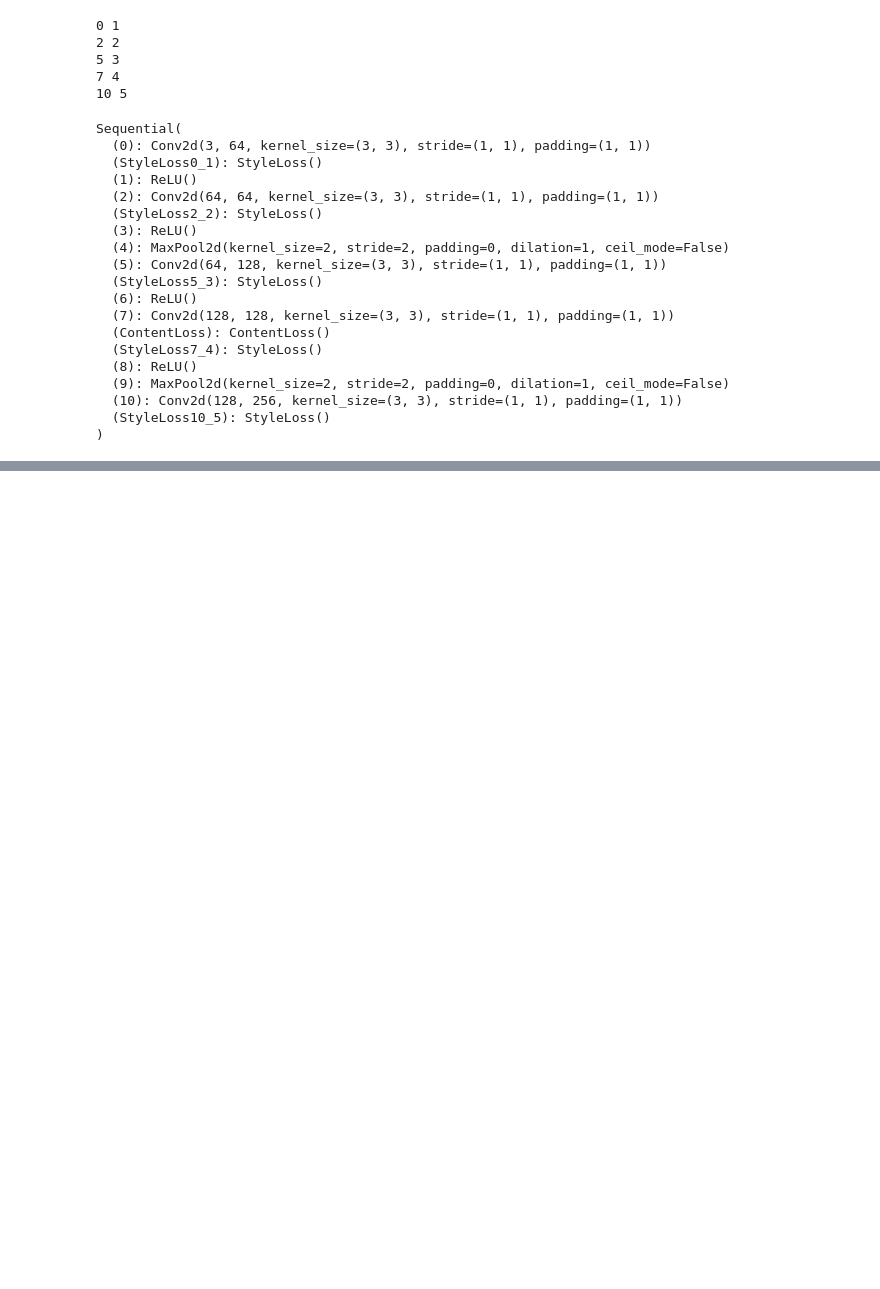
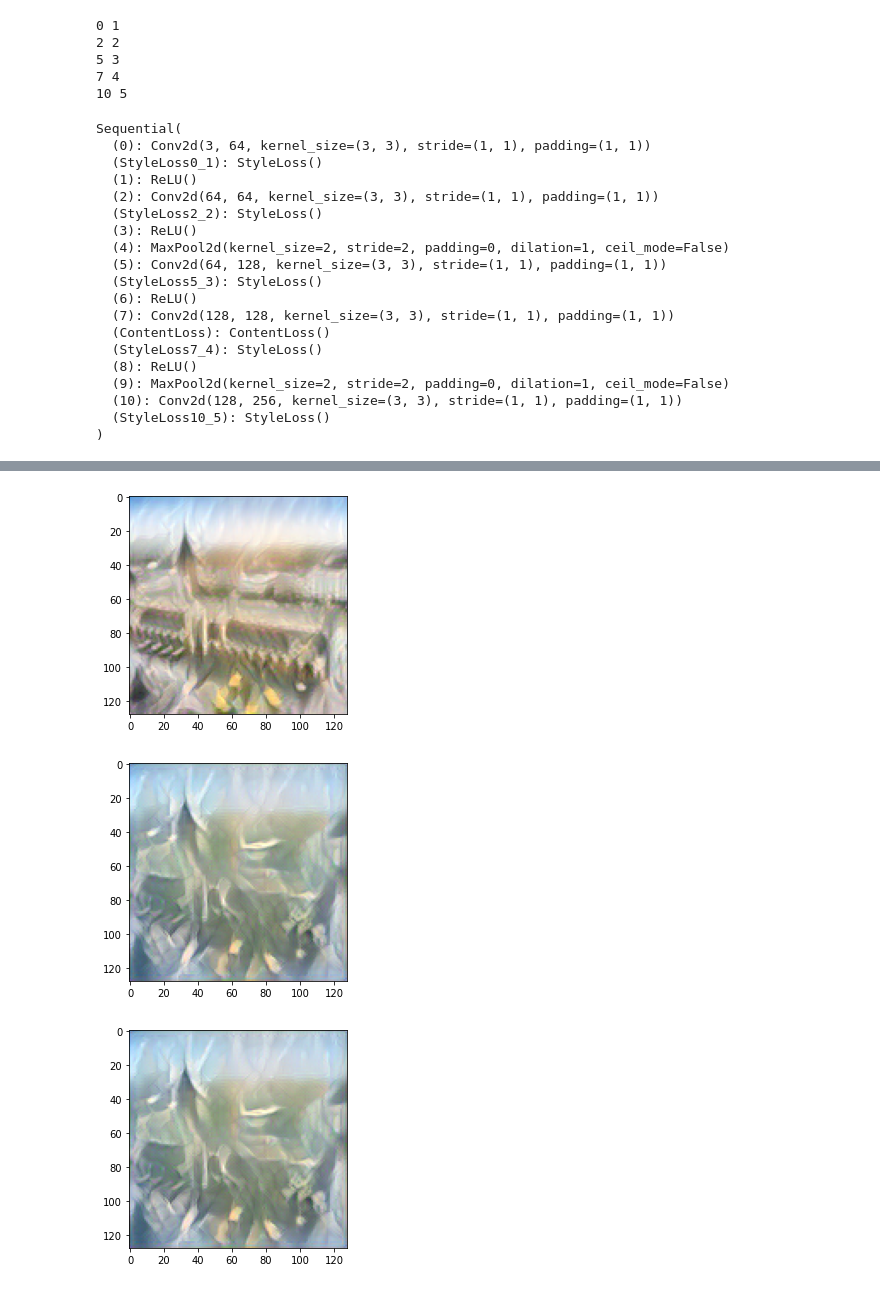
Before and after one commit to pydatakrk/style-transfer, a Jupyter notebook: StyleTransfer.ipynb, the cells around one changed output, grey strips where cells are left out. Drawn from its saved outputs; the diff is of its cells as text; code cells hidden in the pictures; blank space fills up the shorter version.

```diff
--- a/StyleTransfer.ipynb
+++ b/StyleTransfer.ipynb
@@ -224,5 +232,36 @@ Sequential(
   (10): Conv2d(128, 256, kernel_size=(3, 3), stride=(1, 1), padding=(1, 1))
   (StyleLoss10_5): StyleLoss()
 )
+# %%
+krakows = []
 # %%
+def weighted_sum(styles, contents):
+    style = sum(s._loss for s in styles)
+    content = sum(c._loss for c in contents)
+
+    return style * 10e6 + content * 1
+
+
+# w = weighted_sum(style_losses, content_losses)
+
+whatever = 10
+
+optimizer = torch.optim.LBFGS([krakow.requires_grad_()])
+optimizer
+
+for _ in range(whatever):
+
+    def closure():
+        krakow.data.clamp_(0, 1)
+        optimizer.zero_grad()
+        output = model(krakow)
+        loss = weighted_sum(style_losses, content_losses)
+        print(loss)
+        loss.backward()
+        return loss
+
+    optimizer.step(closure)
+    krakow.data.clamp_(0, 1)
+
+krakows.append(krakow.clone().detach())
 # %% [output]
@@ -229,0 +285,7 @@ torch.Size([1, 3, 128, 128])
+# %%
+for krk in krakows:
+    showtensor(krk)
+# %% [output]
+[figure, added]
+[figure, added]
+[figure, added]
```
Also changed, not shown: parts of 5 cells of this notebook, 6 other files.
